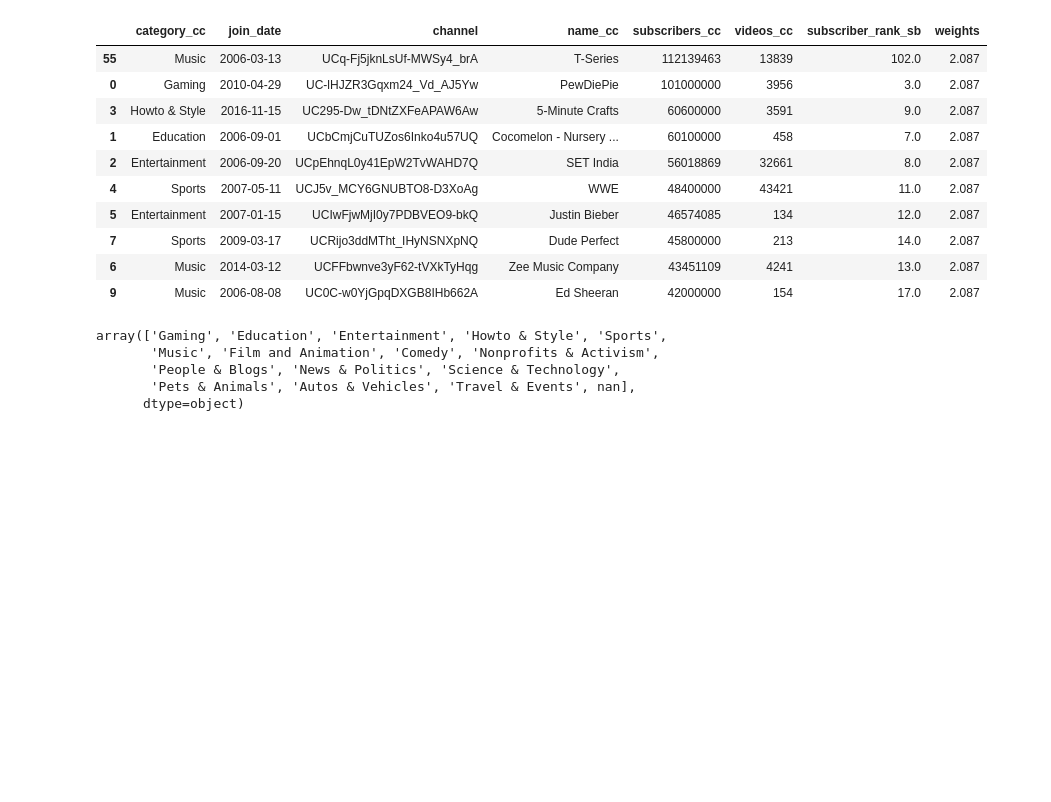
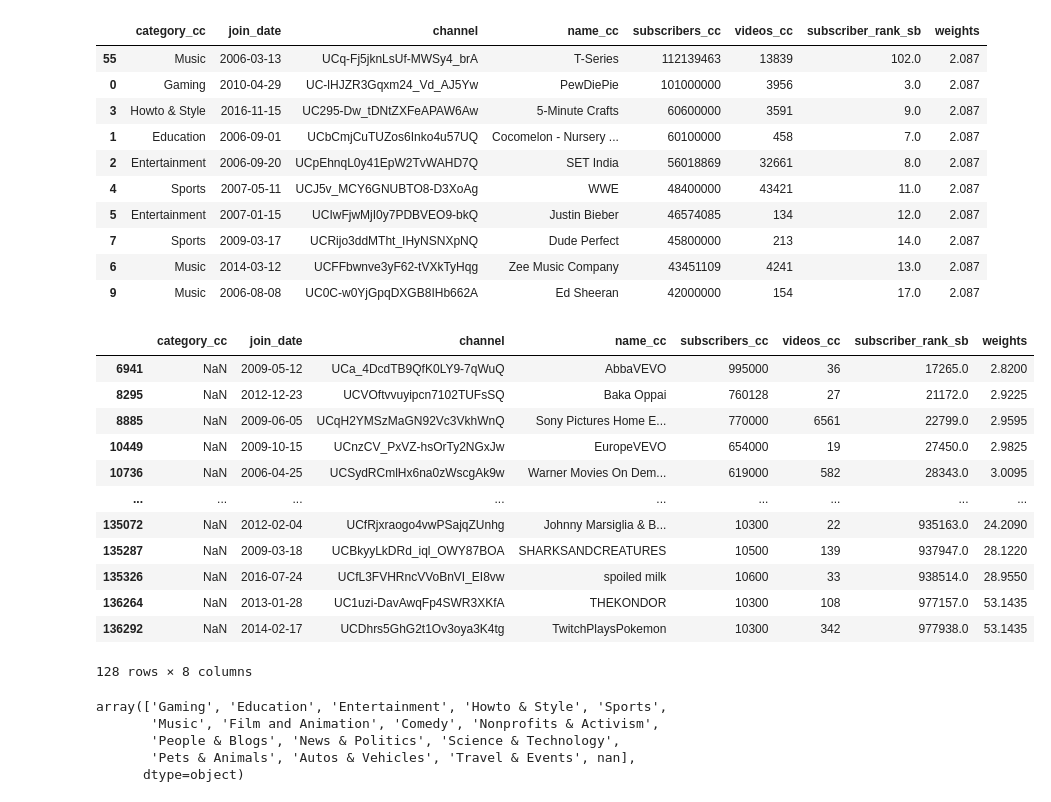
Before and after one commit to kamilmellouk/kadabros, a Jupyter notebook: notebooks/Martin_ada.ipynb, the cells around one changed output. Cells and saved outputs as stored; diff of their text form; code cells hidden in the pictures; blank space fills up the shorter version.

```diff
--- a/notebooks/Martin_ada.ipynb
+++ b/notebooks/Martin_ada.ipynb
@@ -126,6 +124,23 @@ display(df_channels_en.nlargest(n=10, columns = ['subscribers_cc']))
 | 7 | Sports | 2009-03-17 | UCRijo3ddMTht_IHyNSNXpNQ | Dude Perfect | 45800000 | 213 | 14.0 | 2.087 |
 | 6 | Music | 2014-03-12 | UCFFbwnve3yF62-tVXkTyHqg | Zee Music Company | 43451109 | 4241 | 13.0 | 2.087 |
 | 9 | Music | 2006-08-08 | UC0C-w0YjGpqDXGB8IHb662A | Ed Sheeran | 42000000 | 154 | 17.0 | 2.087 |
+# %%
+indices = np.where(df_channels_en['category_cc'].isnull())
+df_channels_en.iloc[indices]
+# %% [output]
+|  | category_cc | join_date | channel | name_cc | subscribers_cc | videos_cc | subscriber_rank_sb | weights |
+| 6941 | NaN | 2009-05-12 | UCa_4DcdTB9QfK0LY9-7qWuQ | AbbaVEVO | 995000 | 36 | 17265.0 | 2.8200 |
+| 8295 | NaN | 2012-12-23 | UCVOftvvuyipcn7102TUFsSQ | Baka Oppai | 760128 | 27 | 21172.0 | 2.9225 |
+| 8885 | NaN | 2009-06-05 | UCqH2YMSzMaGN92Vc3VkhWnQ | Sony Pictures Home E... | 770000 | 6561 | 22799.0 | 2.9595 |
+| 10449 | NaN | 2009-10-15 | UCnzCV_PxVZ-hsOrTy2NGxJw | EuropeVEVO | 654000 | 19 | 27450.0 | 2.9825 |
+| 10736 | NaN | 2006-04-25 | UCSydRCmlHx6na0zWscgAk9w | Warner Movies On Dem... | 619000 | 582 | 28343.0 | 3.0095 |
+| ... | ... | ... | ... | ... | ... | ... | ... | ... |
+| 135072 | NaN | 2012-02-04 | UCfRjxraogo4vwPSajqZUnhg | Johnny Marsiglia & B... | 10300 | 22 | 935163.0 | 24.2090 |
+| 135287 | NaN | 2009-03-18 | UCBkyyLkDRd_iql_OWY87BOA | SHARKSANDCREATURES | 10500 | 139 | 937947.0 | 28.1220 |
+| 135326 | NaN | 2016-07-24 | UCfL3FVHRncVVoBnVI_EI8vw | spoiled milk | 10600 | 33 | 938514.0 | 28.9550 |
+| 136264 | NaN | 2013-01-28 | UC1uzi-DavAwqFp4SWR3XKfA | THEKONDOR | 10300 | 108 | 977157.0 | 53.1435 |
+| 136292 | NaN | 2014-02-17 | UCDhrs5GhG2t1Ov3oya3K4tg | TwitchPlaysPokemon | 10300 | 342 | 977938.0 | 53.1435 |
+128 rows × 8 columns
 # %%
 # available categories in the dataset
 df_channels_en.category_cc.unique()
```
Also changed, not shown: parts of 7 cells of this notebook.
